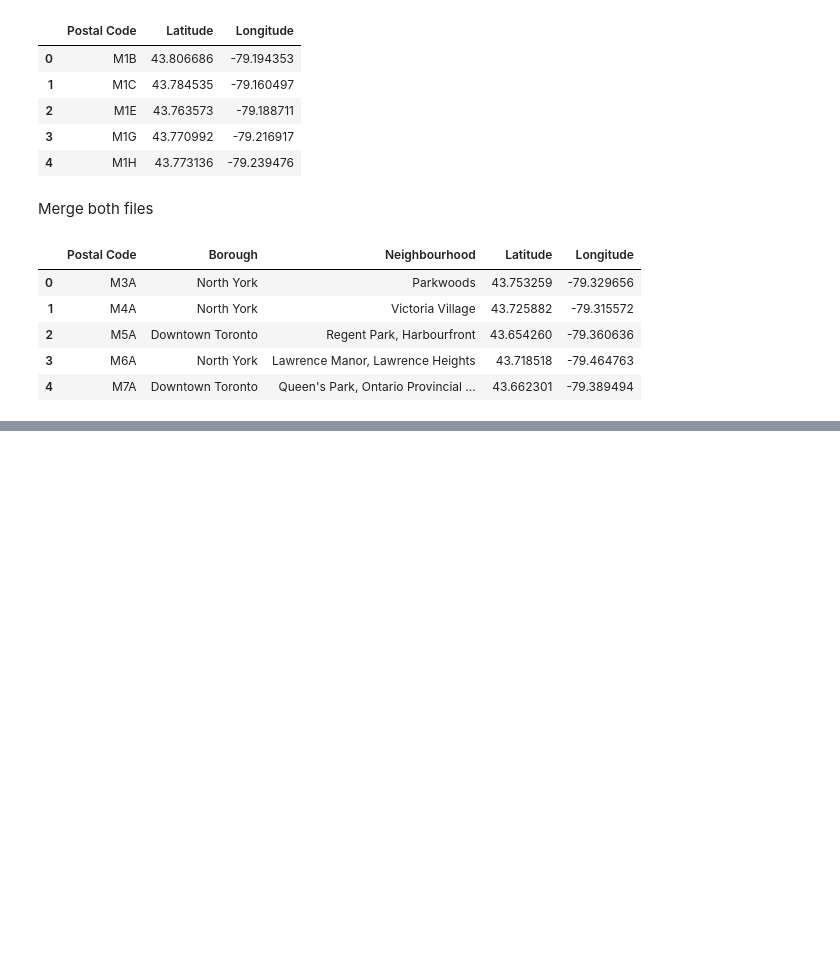
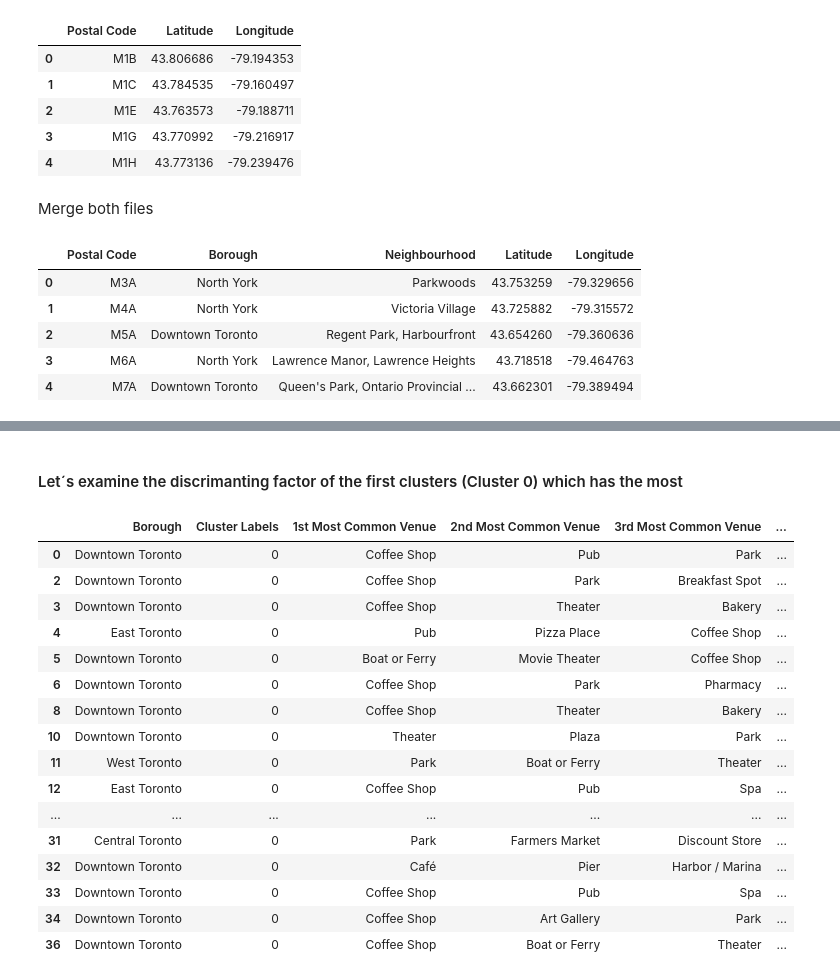
Before and after one commit to FFalcon0/Coursera_Capstone, a Jupyter notebook: Toronto Clustering.ipynb, the cells around one changed output, grey strips where cells are left out. Cells and saved outputs as stored; diff of their text form; code cells hidden in the pictures; blank space fills up the shorter version.

```diff
--- a/Toronto Clustering.ipynb
+++ b/Toronto Clustering.ipynb
@@ -83,0 +433,28 @@ dfcoords.head()
+# %%
+import numpy as np
+
+def return_most_common_venues(row, num_top_venues):
+    row_categories = row.iloc[1:]
+    row_categories_sorted = row_categories.sort_values(ascending=False)
+
+    return row_categories_sorted.index.values[0:num_top_venues]
+
+num_top_venues = 10
+indicators = ['st', 'nd', 'rd']
+
+# create columns according to number of top venues
+columns = ['Neighbourhood']
+for ind in np.arange(num_top_venues):
+    try:
+        columns.append('{}{} Most Common Venue'.format(ind+1, indicators[ind]))
+    except:
+        columns.append('{}th Most Common Venue'.format(ind+1))
+
+# create a new dataframe
+neighborhoods_venues_sorted = pd.DataFrame(columns=columns)
+neighborhoods_venues_sorted['Neighbourhood'] = toronto_grouped['Neighbourhood']
+
+for ind in np.arange(toronto_grouped.shape[0]):
+    neighborhoods_venues_sorted.iloc[ind, 1:] = return_most_common_venues(toronto_grouped.iloc[ind, :], num_top_venues)
+
+neighborhoods_venues_sorted.head()
@@ -83,0 +470,7 @@ dfcoords.head()
+# %%
+from sklearn.cluster import KMeans
+
+kclusters = 5
+toronto_grouped_clustering = toronto_grouped.drop('Neighbourhood', 1)
+kmeans = KMeans(n_clusters=kclusters, random_state=0).fit(toronto_grouped_clustering)
+kmeans.labels_[0:10]
@@ -83,0 +481,6 @@ dfcoords.head()
+# %%
+neighborhoods_venues_sorted.insert(0, 'Cluster Labels', kmeans.labels_)
+toronto_merged = toronto
+toronto_merged = toronto_merged.join(neighborhoods_venues_sorted.set_index('Neighbourhood'), on='Neighbourhood')
+
+toronto_merged.head()
@@ -83,0 +522,22 @@ dfcoords.head()
+# %% [markdown]
+#### Let´s examine the discrimanting factor of the first  clusters (Cluster 0) which has the most
+# %%
+toronto_merged.loc[toronto_merged['Cluster Labels'] == 0, toronto_merged.columns[[1] + list(range(5, toronto_merged.shape[1]))]]
+# %% [output]
+|  | Borough | Cluster Labels | 1st Most Common Venue | 2nd Most Common Venue | 3rd Most Common Venue | ... |
+| 0 | Downtown Toronto | 0 | Coffee Shop | Pub | Park | ... |
+| 2 | Downtown Toronto | 0 | Coffee Shop | Park | Breakfast Spot | ... |
+| 3 | Downtown Toronto | 0 | Coffee Shop | Theater | Bakery | ... |
+| 4 | East Toronto | 0 | Pub | Pizza Place | Coffee Shop | ... |
+| 5 | Downtown Toronto | 0 | Boat or Ferry | Movie Theater | Coffee Shop | ... |
+| 6 | Downtown Toronto | 0 | Coffee Shop | Park | Pharmacy | ... |
+| 8 | Downtown Toronto | 0 | Coffee Shop | Theater | Bakery | ... |
+| 10 | Downtown Toronto | 0 | Theater | Plaza | Park | ... |
+| 11 | West Toronto | 0 | Park | Boat or Ferry | Theater | ... |
+| 12 | East Toronto | 0 | Coffee Shop | Pub | Spa | ... |
+| ... | ... | ... | ... | ... | ... | ... |
+| 31 | Central Toronto | 0 | Park | Farmers Market | Discount Store | ... |
+| 32 | Downtown Toronto | 0 | Café | Pier | Harbor / Marina | ... |
+| 33 | Downtown Toronto | 0 | Coffee Shop | Pub | Spa | ... |
+| 34 | Downtown Toronto | 0 | Coffee Shop | Art Gallery | Park | ... |
+| 36 | Downtown Toronto | 0 | Coffee Shop | Boat or Ferry | Theater | ... |
```
Also changed, not shown: parts of 46 cells of this notebook.
